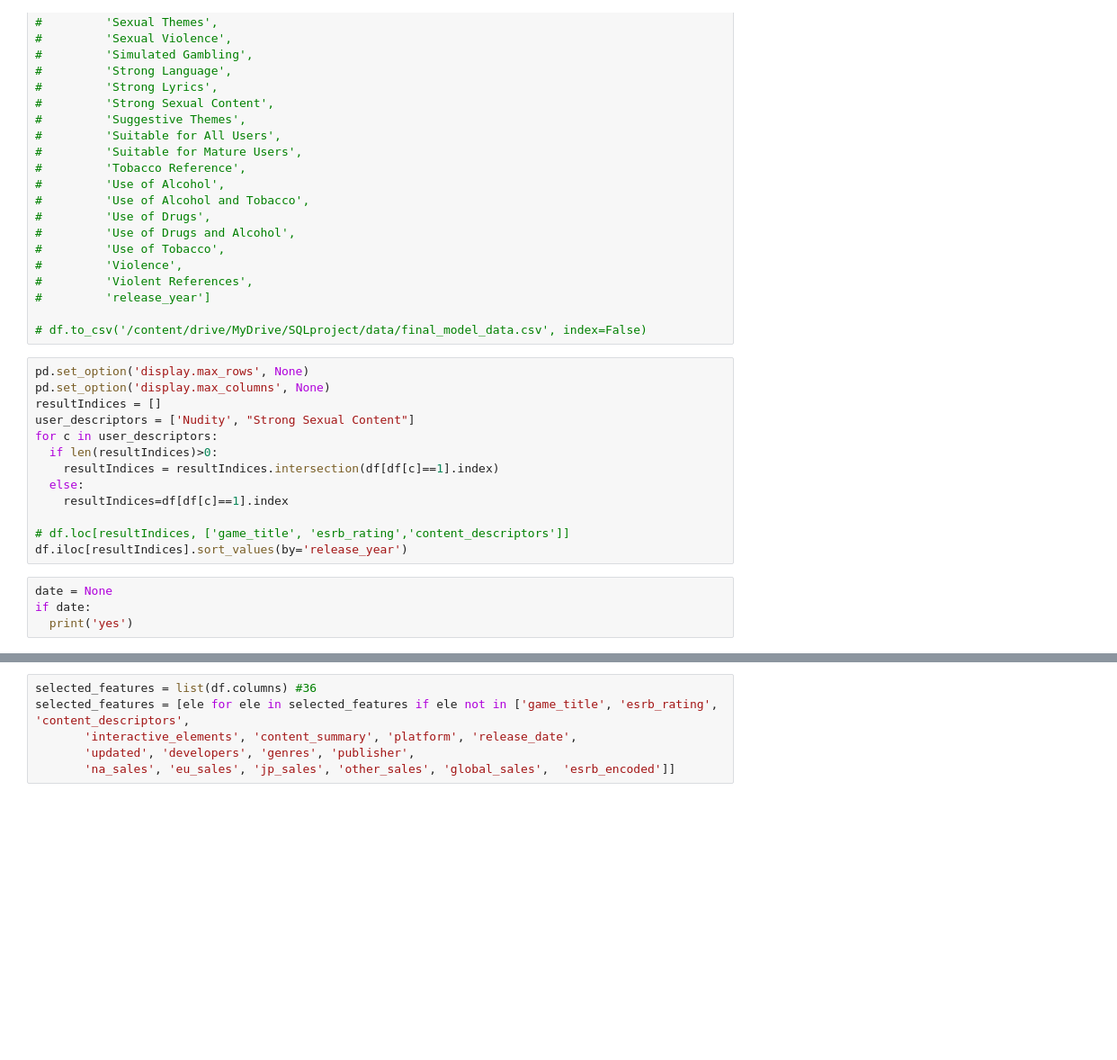
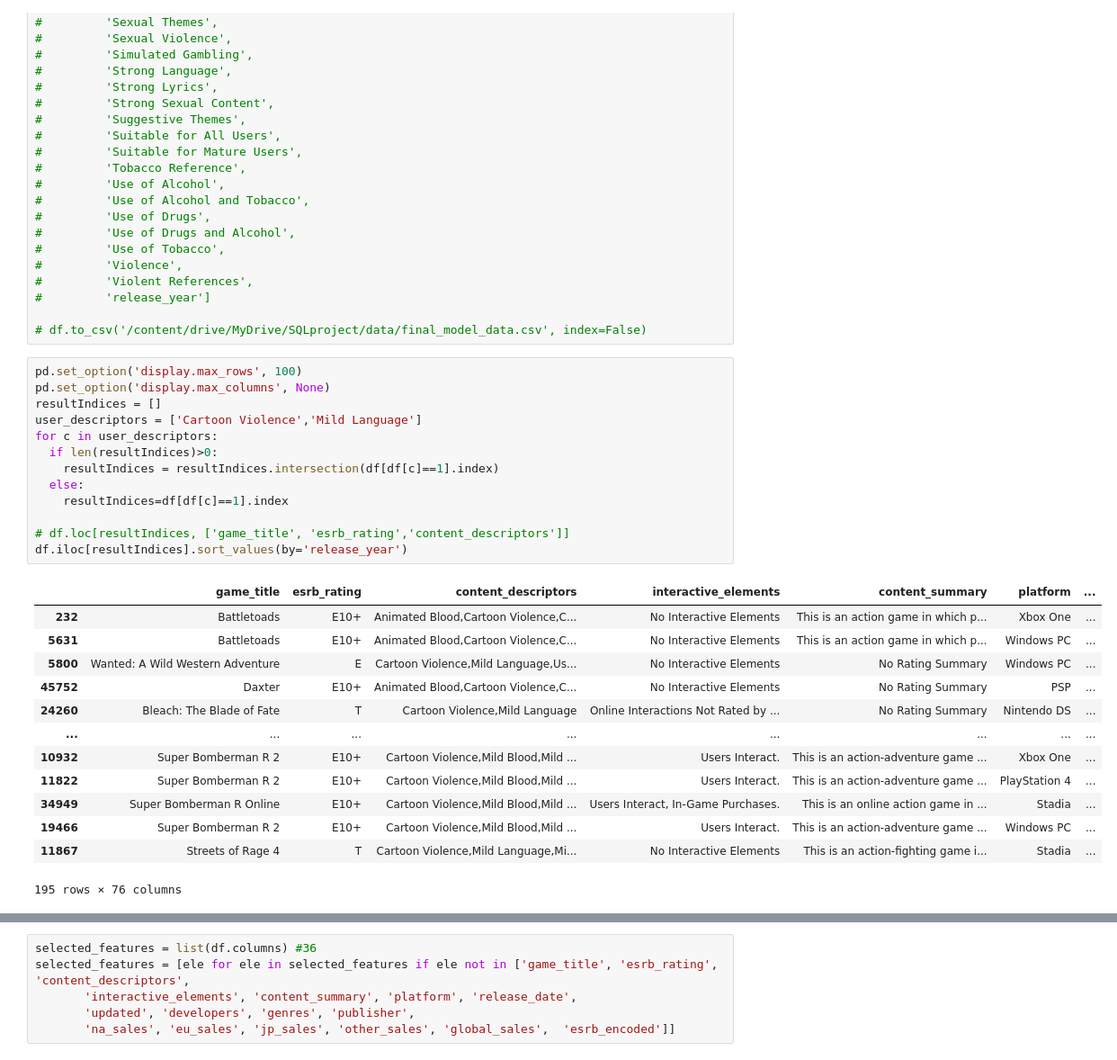
Before and after one commit to AshKatzEm/SQLproject, a Jupyter notebook: Notebooks/Modeling_SQL_ESRB_Project.ipynb.ipynb, the cells around one changed output, grey strips where cells are left out. Shown: that part at 90% size. Drawn from its saved outputs; the diff is of its cells as text; blank space fills up the shorter version.

```diff
--- a/Notebooks/Modeling_SQL_ESRB_Project.ipynb.ipynb
+++ b/Notebooks/Modeling_SQL_ESRB_Project.ipynb.ipynb
@@ -115,19 +115,29 @@ df = pd.read_csv('/content/drive/MyDrive/SQLproject/data/final_model_data.csv')
 
 # df.to_csv('/content/drive/MyDrive/SQLproject/data/final_model_data.csv', index=False)
 # %%
-pd.set_option('display.max_rows', None)
+pd.set_option('display.max_rows', 100)
 pd.set_option('display.max_columns', None)
 resultIndices = []
-user_descriptors = ['Nudity', "Strong Sexual Content"]
+user_descriptors = ['Cartoon Violence','Mild Language']
 for c in user_descriptors:
   if len(resultIndices)>0:
     resultIndices = resultIndices.intersection(df[df[c]==1].index)
   else:
     resultIndices=df[df[c]==1].index
 
 # df.loc[resultIndices, ['game_title', 'esrb_rating','content_descriptors']]
 df.iloc[resultIndices].sort_values(by='release_year')
+# %% [output]
+|  | game_title | esrb_rating | content_descriptors | interactive_elements | content_summary | platform | ... |
+| 232 | Battletoads | E10+ | Animated Blood,Cartoon Violence,C... | No Interactive Elements | This is an action game in which p... | Xbox One | ... |
+| 5631 | Battletoads | E10+ | Animated Blood,Cartoon Violence,C... | No Interactive Elements | This is an action game in which p... | Windows PC | ... |
+| 5800 | Wanted: A Wild Western Adventure | E | Cartoon Violence,Mild Language,Us... | No Interactive Elements | No Rating Summary | Windows PC | ... |
+| 45752 | Daxter | E10+ | Animated Blood,Cartoon Violence,C... | No Interactive Elements | No Rating Summary | PSP | ... |
+| 24260 | Bleach: The Blade of Fate | T | Cartoon Violence,Mild Language | Online Interactions Not Rated by ... | No Rating Summary | Nintendo DS | ... |
+| ... | ... | ... | ... | ... | ... | ... | ... |
+| 10932 | Super Bomberman R 2 | E10+ | Cartoon Violence,Mild Blood,Mild ... | Users Interact. | This is an action-adventure game ... | Xbox One | ... |
+| 11822 | Super Bomberman R 2 | E10+ | Cartoon Violence,Mild Blood,Mild ... | Users Interact. | This is an action-adventure game ... | PlayStation 4 | ... |
+| 34949 | Super Bomberman R Online | E10+ | Cartoon Violence,Mild Blood,Mild ... | Users Interact, In-Game Purchases. | This is an online action game in ... | Stadia | ... |
+| 19466 | Super Bomberman R 2 | E10+ | Cartoon Violence,Mild Blood,Mild ... | Users Interact. | This is an action-adventure game ... | Windows PC | ... |
+| 11867 | Streets of Rage 4 | T | Cartoon Violence,Mild Language,Mi... | No Interactive Elements | This is an action-fighting game i... | Stadia | ... |
+195 rows × 76 columns
-# %%
-date = None
-if date:
-  print('yes')
```
Also changed, not shown: parts of 1 cell of this notebook, 1 other file.
